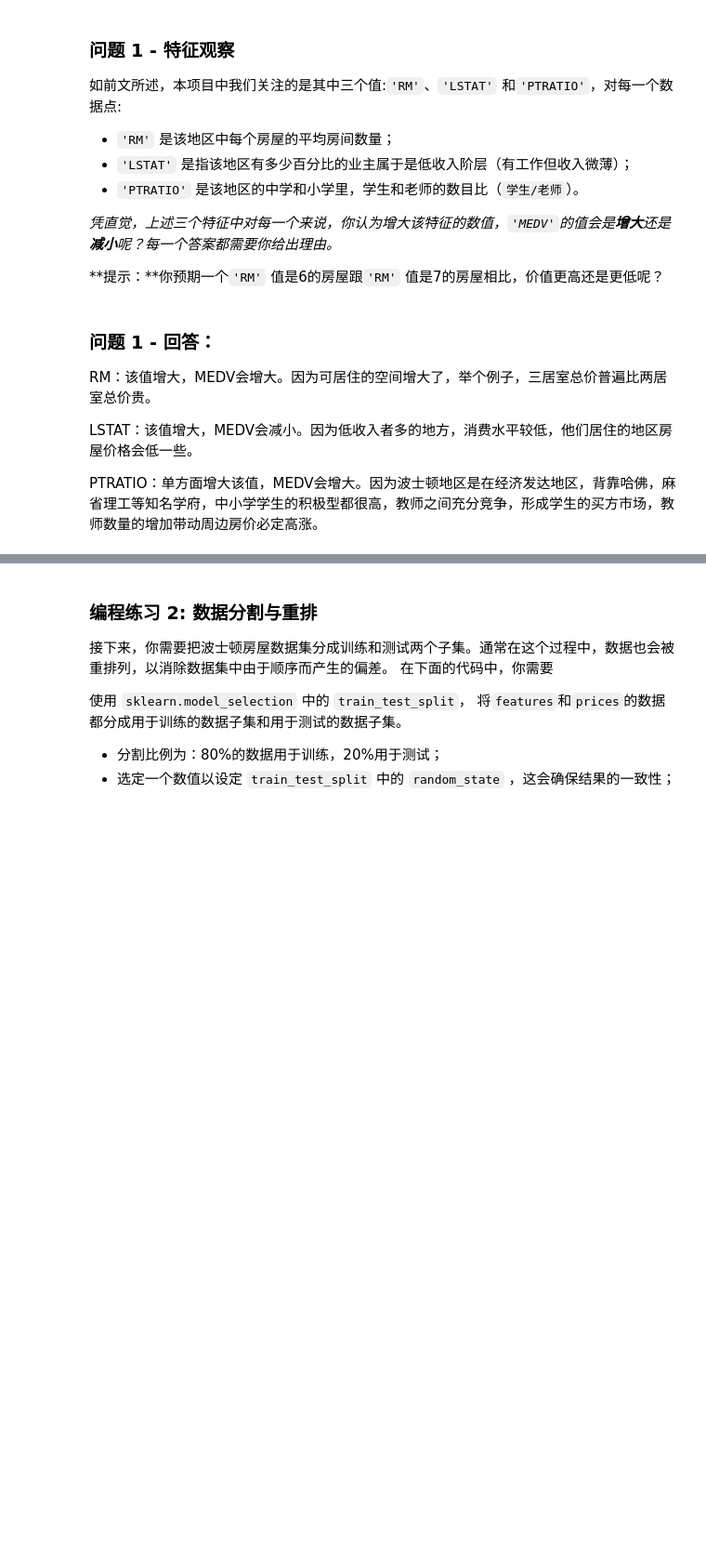
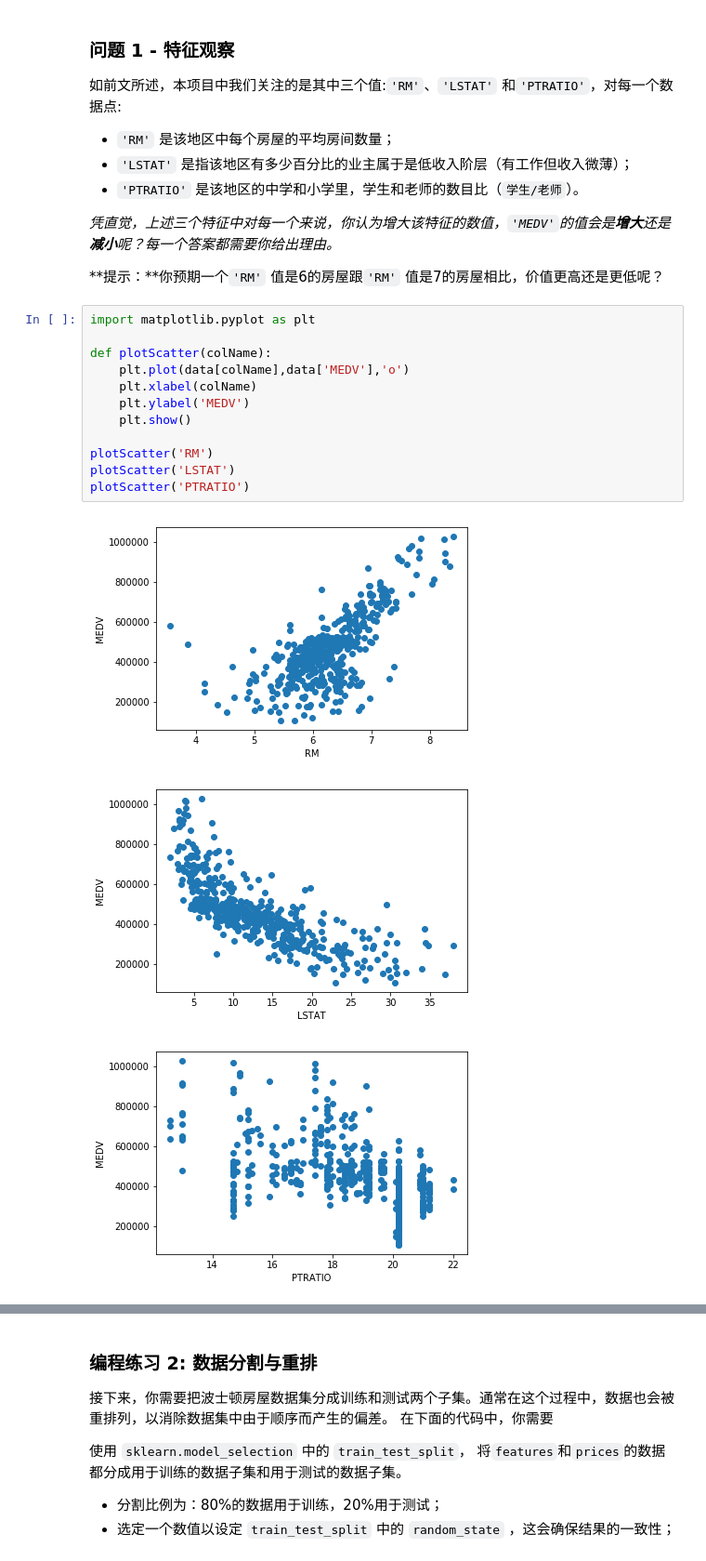
Before and after one commit to xfzhu2003/boston_housing, a Jupyter notebook: boston_housing.ipynb, the cells around one changed output, grey strips where cells are left out. Shown at 93% size. Saved outputs shown, nothing was run; the diff lists cells and outputs as text; blank space fills up the shorter version.

```diff
--- a/boston_housing.ipynb
+++ b/boston_housing.ipynb
@@ -104,11 +104,19 @@ Standard deviation of prices: $165,171.13
 _凭直觉，上述三个特征中对每一个来说，你认为增大该特征的数值，`'MEDV'`的值会是**增大**还是**减小**呢？每一个答案都需要你给出理由。_
 
 **提示：**你预期一个`'RM'` 值是6的房屋跟`'RM'` 值是7的房屋相比，价值更高还是更低呢？
-# %% [markdown]
-### 问题 1 - 回答：
-
-RM：该值增大，MEDV会增大。因为可居住的空间增大了，举个例子，三居室总价普遍比两居室总价贵。
-
-LSTAT：该值增大，MEDV会减小。因为低收入者多的地方，消费水平较低，他们居住的地区房屋价格会低一些。
-
-PTRATIO：单方面增大该值，MEDV会增大。因为波士顿地区是在经济发达地区，背靠哈佛，麻省理工等知名学府，中小学学生的积极型都很高，教师之间充分竞争，形成学生的买方市场，教师数量的增加带动周边房价必定高涨。
+# %%
+import matplotlib.pyplot as plt
+
+def plotScatter(colName):
+    plt.plot(data[colName],data['MEDV'],'o')
+    plt.xlabel(colName)
+    plt.ylabel('MEDV')
+    plt.show()
+
+plotScatter('RM')
+plotScatter('LSTAT')
+plotScatter('PTRATIO')
+# %% [output]
+[figure, added]
+[figure, added]
+[figure, added]
```
Also changed, not shown: parts of 14 cells of this notebook, 1 other file.
